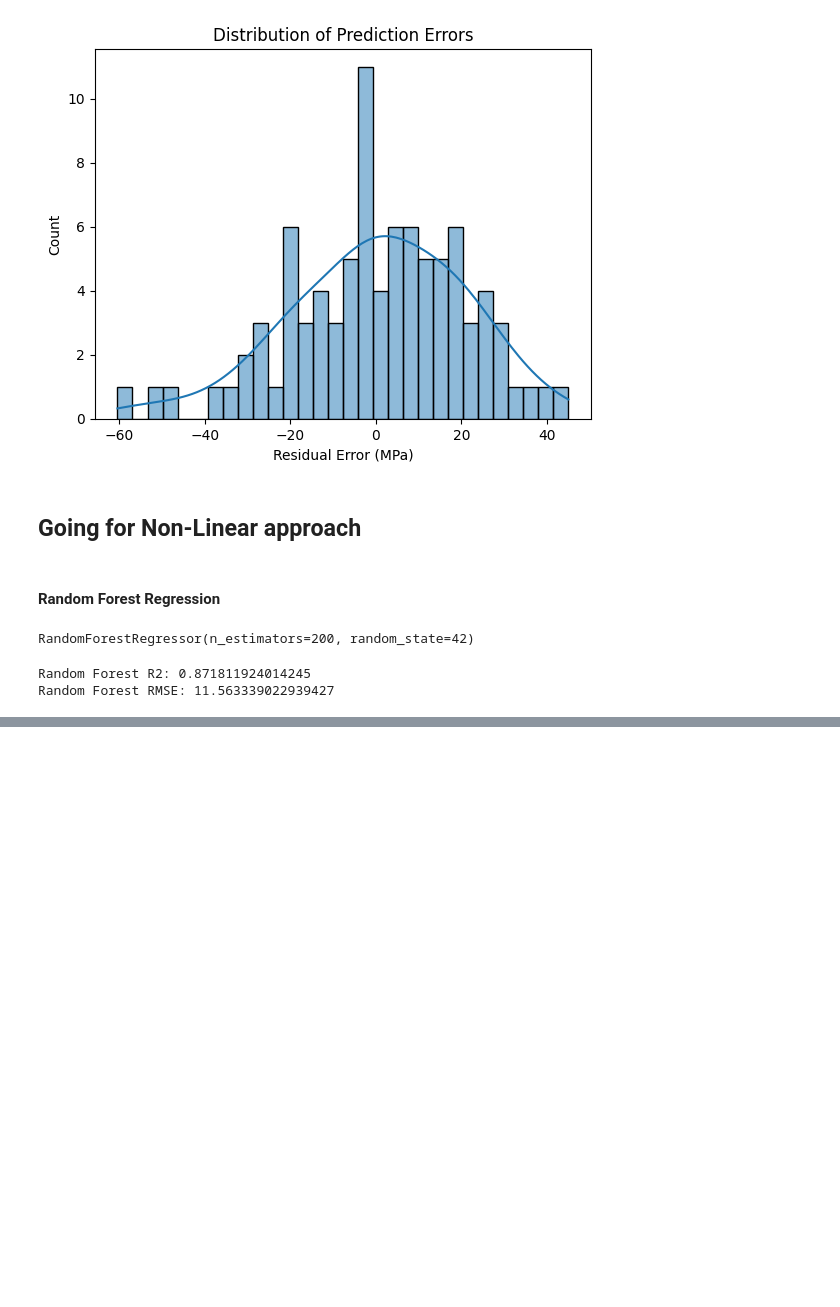
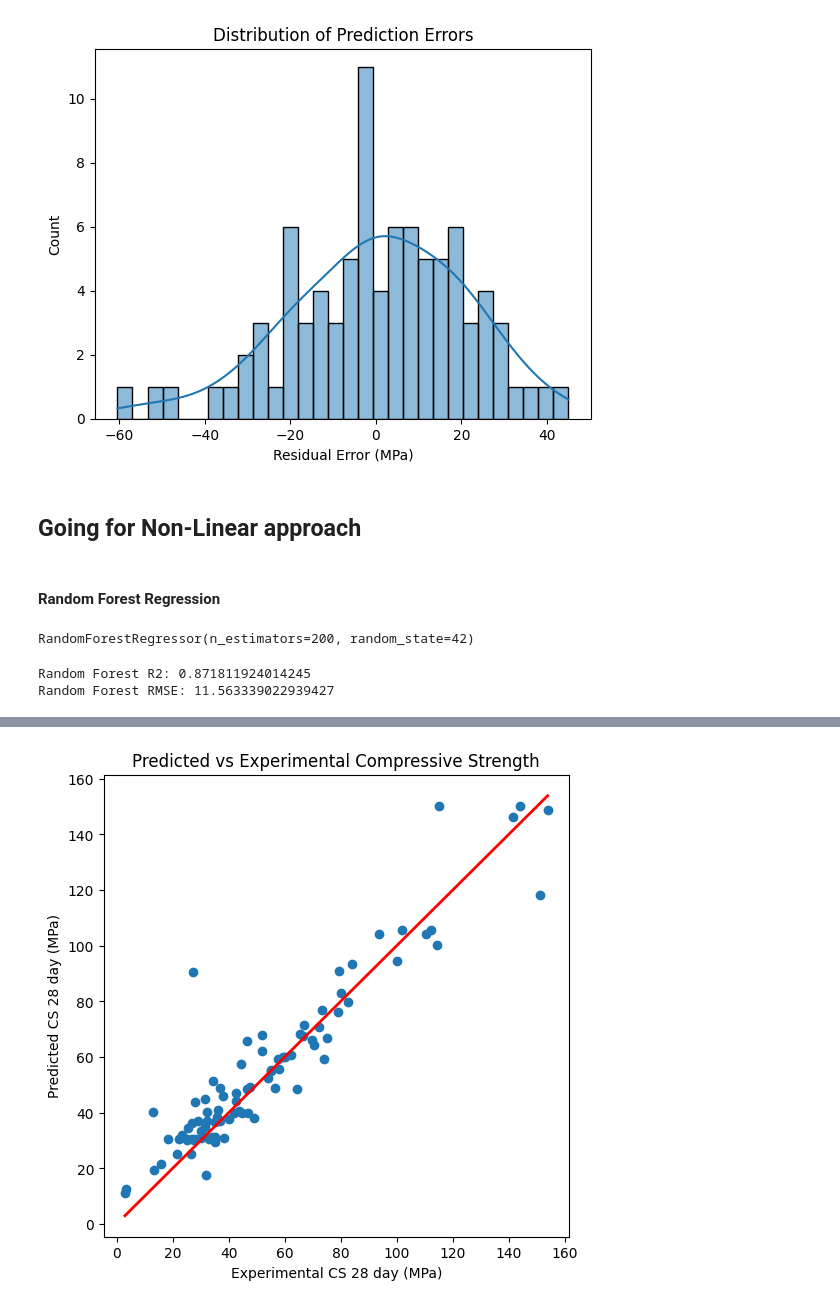
Before and after one commit to Prayash1432/Capstone-Final, a Jupyter notebook: Code.ipynb, the cells around one changed output, grey strips where cells are left out. Saved outputs shown, nothing was run; the diff lists cells and outputs as text; code cells hidden in the pictures; blank space fills up the shorter version.

```diff
--- a/Code.ipynb
+++ b/Code.ipynb
@@ -542,0 +528,14 @@ plt.show()
+# %%
+plt.figure(figsize=(6,6))
+plt.scatter(y_test, y_pred_rf)
+
+min_val = min(y_test.min(), y_pred_rf.min())
+max_val = max(y_test.max(), y_pred_rf.max())
+plt.plot([min_val, max_val], [min_val, max_val],color='red',linewidth=2)
+
+plt.xlabel("Experimental CS 28 day (MPa)")
+plt.ylabel("Predicted CS 28 day (MPa)")
+plt.title("Predicted vs Experimental Compressive Strength")
+plt.show()
+# %% [output]
+[figure, added]
```
Also changed, not shown: parts of 13 cells of this notebook.
